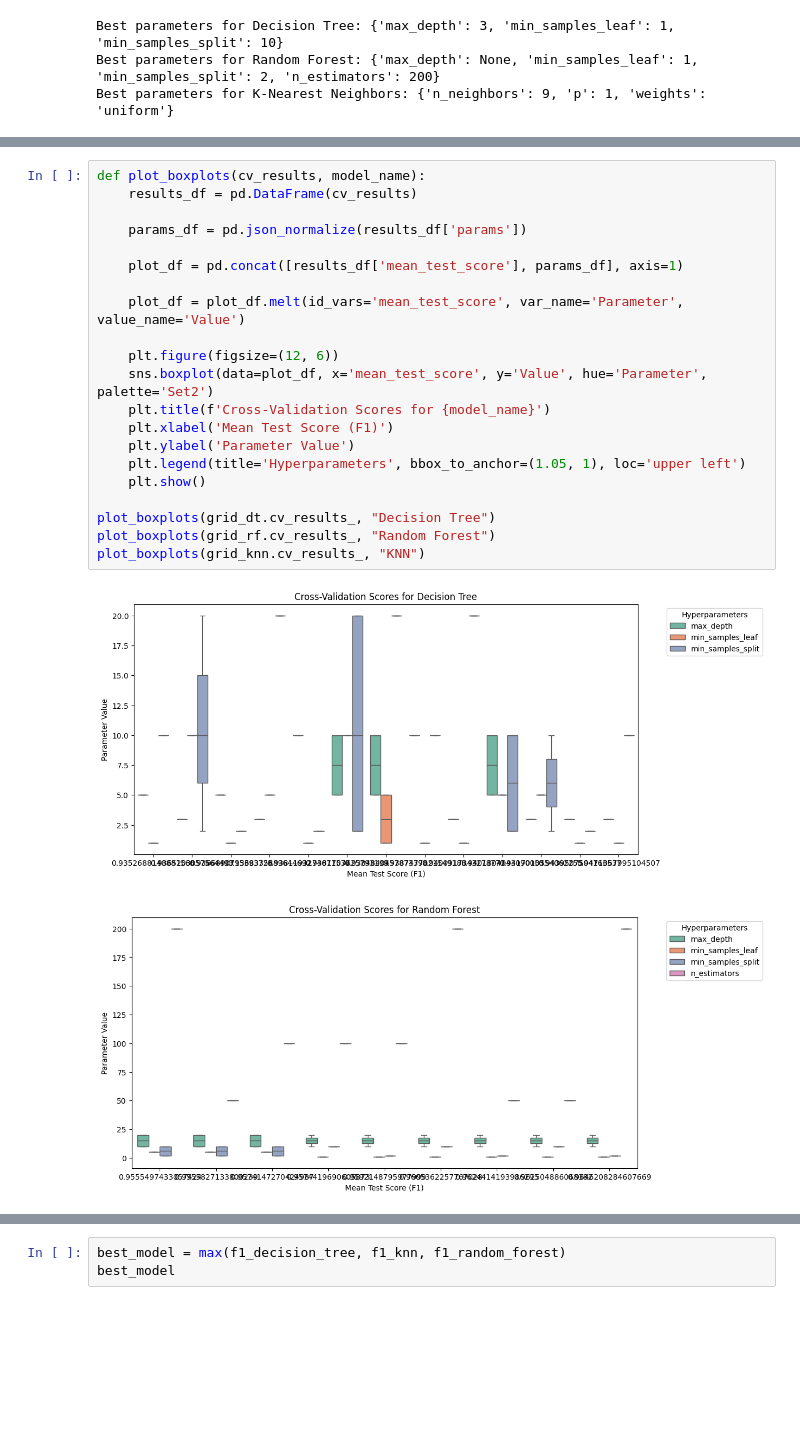
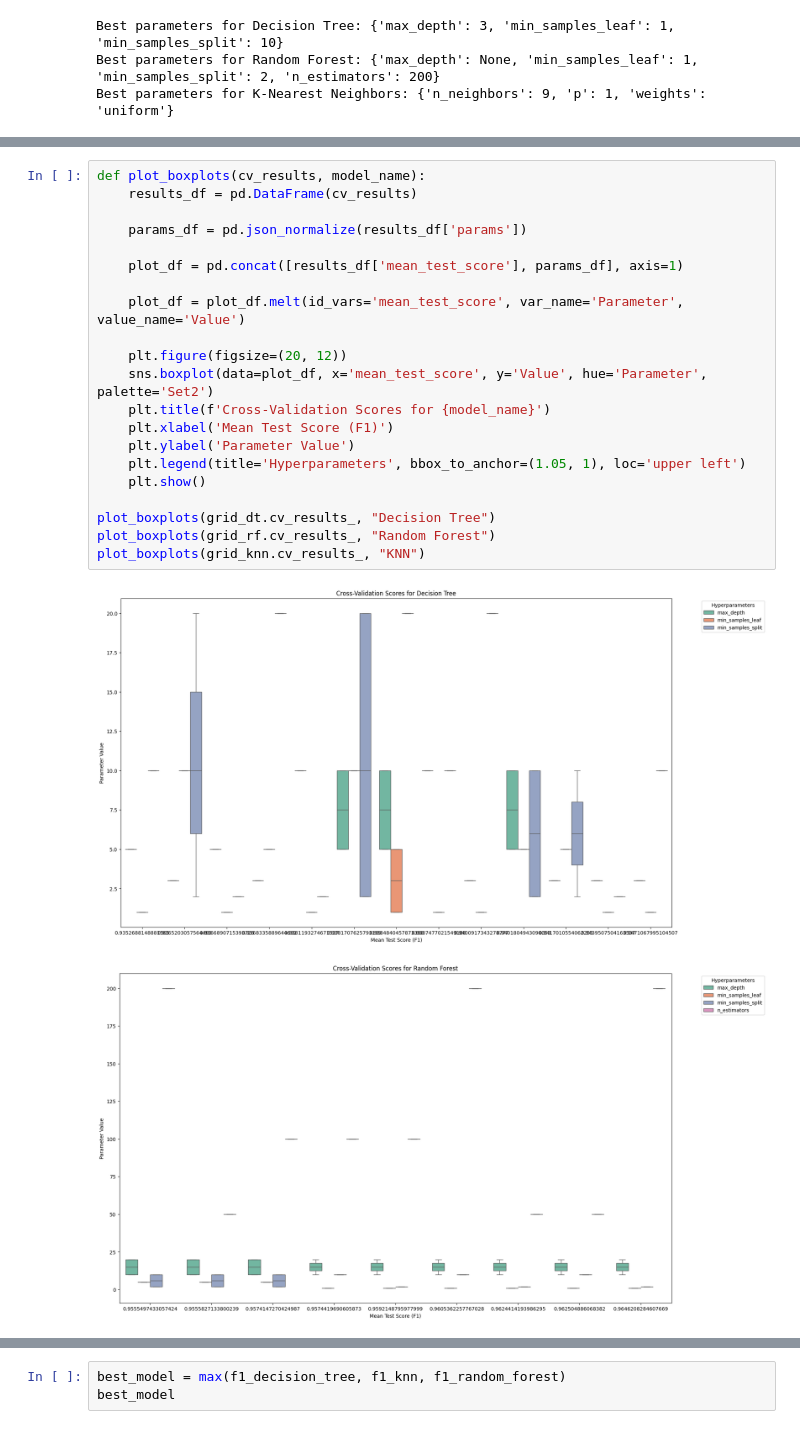
Before and after one commit to Nishchaypat/Fun-DS, a Jupyter notebook: Model-Eval-Hypertuning/hw3_model_evaluation.ipynb, the cells around one changed output, grey strips where cells are left out. Cells and saved outputs as stored; diff of their text form; blank space fills up the shorter version.

```diff
--- a/Model-Eval-Hypertuning/hw3_model_evaluation.ipynb
+++ b/Model-Eval-Hypertuning/hw3_model_evaluation.ipynb
@@ -130,24 +160,24 @@ Recall: 0.9866666666666667
 # %%
 def plot_boxplots(cv_results, model_name):
     results_df = pd.DataFrame(cv_results)
 
     params_df = pd.json_normalize(results_df['params'])
 
     plot_df = pd.concat([results_df['mean_test_score'], params_df], axis=1)
 
     plot_df = plot_df.melt(id_vars='mean_test_score', var_name='Parameter', value_name='Value')
 
-    plt.figure(figsize=(12, 6))
+    plt.figure(figsize=(20, 12))
     sns.boxplot(data=plot_df, x='mean_test_score', y='Value', hue='Parameter', palette='Set2')
     plt.title(f'Cross-Validation Scores for {model_name}')
     plt.xlabel('Mean Test Score (F1)')
     plt.ylabel('Parameter Value')
     plt.legend(title='Hyperparameters', bbox_to_anchor=(1.05, 1), loc='upper left')
     plt.show()
 
 plot_boxplots(grid_dt.cv_results_, "Decision Tree")
 plot_boxplots(grid_rf.cv_results_, "Random Forest")
 plot_boxplots(grid_knn.cv_results_, "KNN")
 # %% [output]
-[figure, old version]
+[figure, new version]
-[figure, old version]
+[figure, new version]
```
Also changed, not shown: parts of 15 cells of this notebook.
